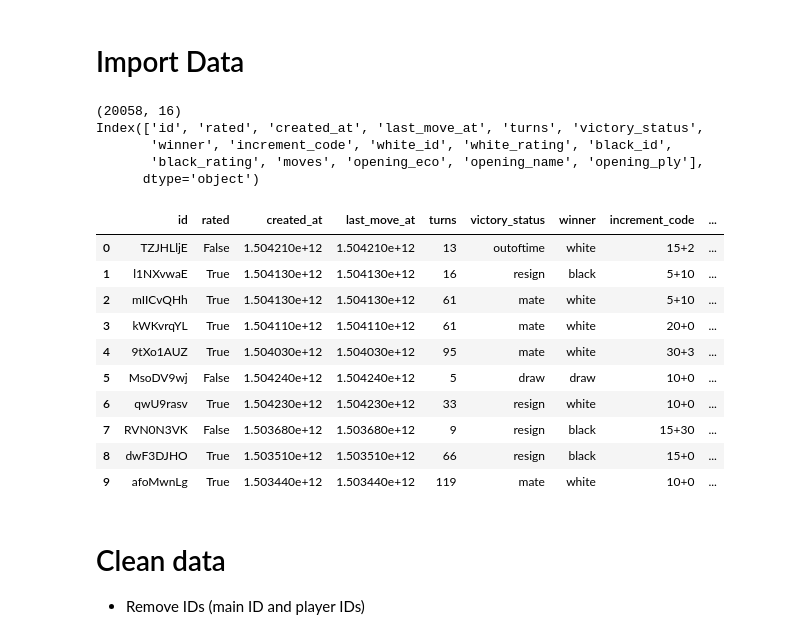
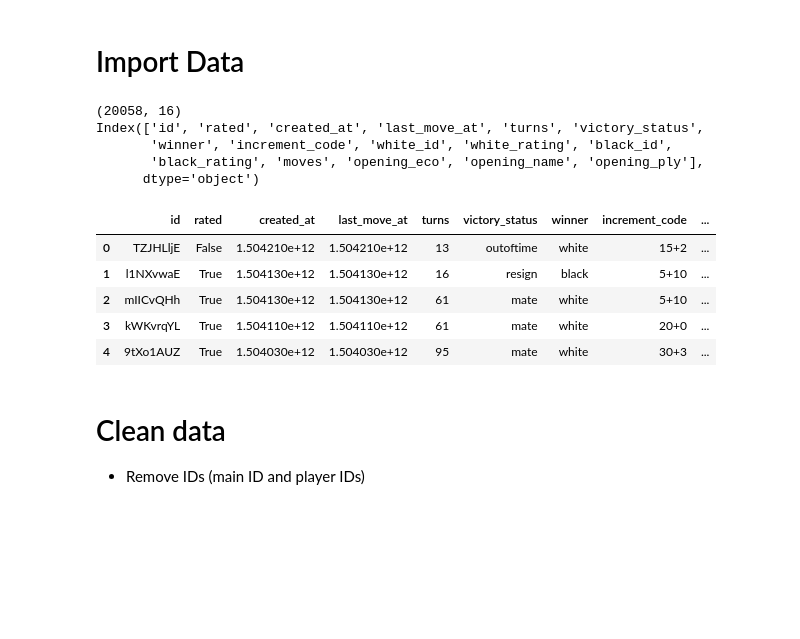
Before and after one commit to T-hawk/chess-ds-final, a Jupyter notebook: thomas-notebook.ipynb, the cells around one changed output. Saved outputs shown, nothing was run; the diff lists cells and outputs as text; code cells hidden in the pictures; blank space fills up the shorter version.

```diff
--- a/thomas-notebook.ipynb
+++ b/thomas-notebook.ipynb
@@ -9,26 +9,21 @@ import seaborn as sns
 # %%
 # Import data and observe shape and columns
 chess_data_raw = pd.read_csv("data/games.csv")
 print(chess_data_raw.shape)
 print(chess_data_raw.columns)
-chess_data_raw.head(10)
+chess_data_raw.head()
 # %% [output]
 (20058, 16)
 Index(['id', 'rated', 'created_at', 'last_move_at', 'turns', 'victory_status',
        'winner', 'increment_code', 'white_id', 'white_rating', 'black_id',
        'black_rating', 'moves', 'opening_eco', 'opening_name', 'opening_ply'],
       dtype='object')
 |  | id | rated | created_at | last_move_at | turns | victory_status | winner | increment_code | ... |
 | 0 | TZJHLljE | False | 1.504210e+12 | 1.504210e+12 | 13 | outoftime | white | 15+2 | ... |
 | 1 | l1NXvwaE | True | 1.504130e+12 | 1.504130e+12 | 16 | resign | black | 5+10 | ... |
 | 2 | mIICvQHh | True | 1.504130e+12 | 1.504130e+12 | 61 | mate | white | 5+10 | ... |
 | 3 | kWKvrqYL | True | 1.504110e+12 | 1.504110e+12 | 61 | mate | white | 20+0 | ... |
 | 4 | 9tXo1AUZ | True | 1.504030e+12 | 1.504030e+12 | 95 | mate | white | 30+3 | ... |
-| 5 | MsoDV9wj | False | 1.504240e+12 | 1.504240e+12 | 5 | draw | draw | 10+0 | ... |
-| 6 | qwU9rasv | True | 1.504230e+12 | 1.504230e+12 | 33 | resign | white | 10+0 | ... |
-| 7 | RVN0N3VK | False | 1.503680e+12 | 1.503680e+12 | 9 | resign | black | 15+30 | ... |
-| 8 | dwF3DJHO | True | 1.503510e+12 | 1.503510e+12 | 66 | resign | black | 15+0 | ... |
-| 9 | afoMwnLg | True | 1.503440e+12 | 1.503440e+12 | 119 | mate | white | 10+0 | ... |
 # %% [markdown]
 # Clean data
 - Remove IDs (main ID and player IDs)
```
Also changed, not shown: parts of 1 cell of this notebook, 2 other files.
